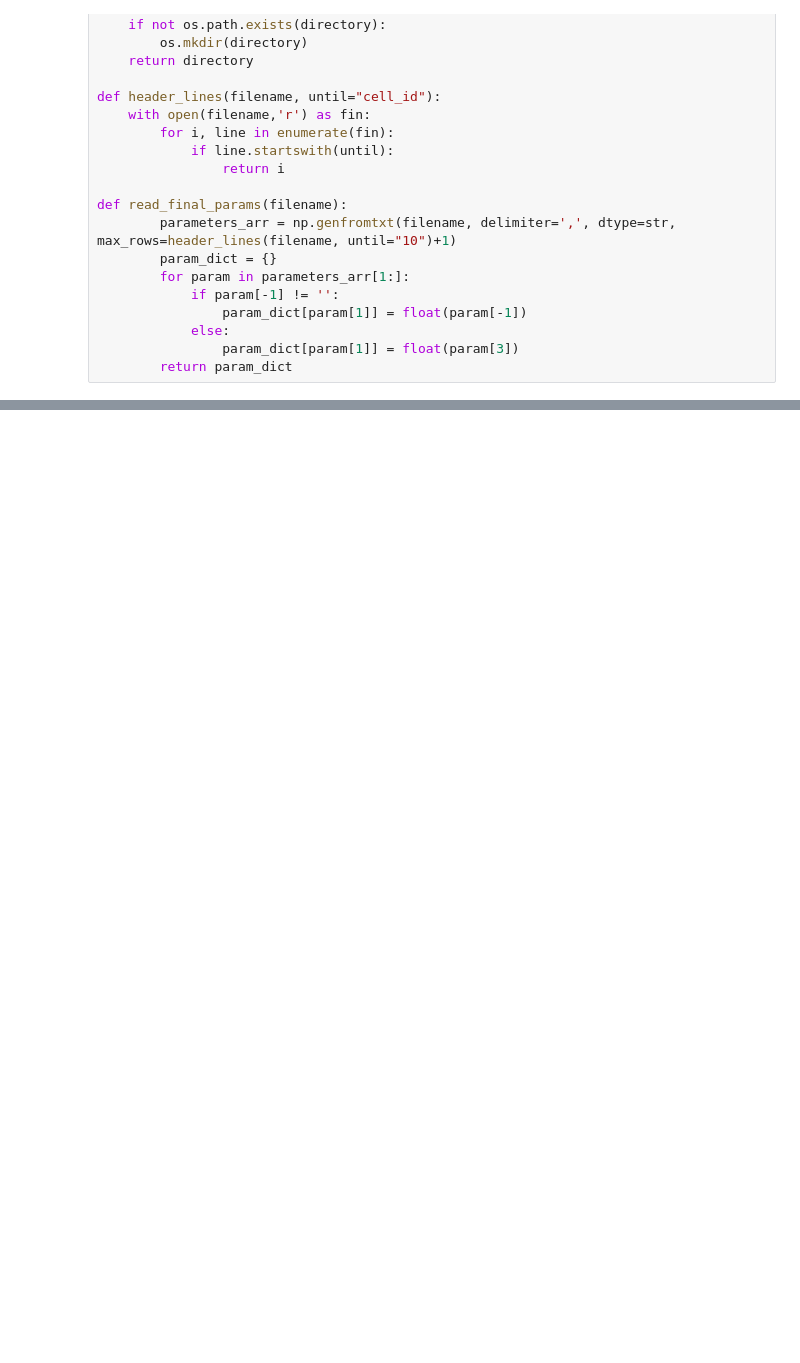
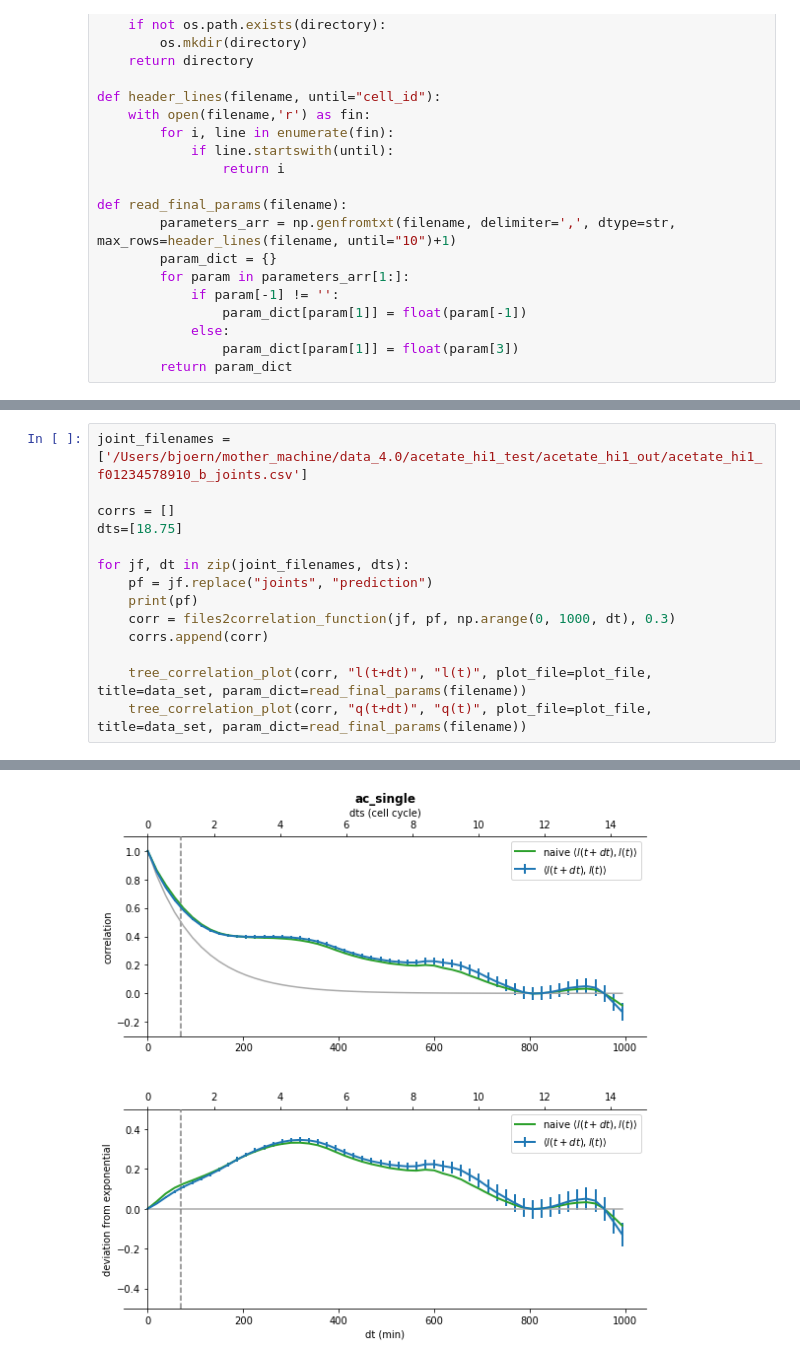
Before and after one commit to bjks/gfp_gaussian_process, a Jupyter notebook: python_src/auto_correlation_tree.ipynb, the cells around one changed output, grey strips where cells are left out. Cells and saved outputs as stored; diff of their text form; blank space fills up the shorter version.

```diff
--- a/python_src/auto_correlation_tree.ipynb
+++ b/python_src/auto_correlation_tree.ipynb
@@ -517,0 +632,15 @@ KeyboardInterrupt:
+# %%
+joint_filenames =['/Users/bjoern/mother_machine/data_4.0/acetate_hi1_test/acetate_hi1_out/acetate_hi1_f01234578910_b_joints.csv']
+
+corrs = []
+dts=[18.75]
+
+for jf, dt in zip(joint_filenames, dts):
+    pf = jf.replace("joints", "prediction")
+    print(pf)
+    corr = files2correlation_function(jf, pf, np.arange(0, 1000, dt), 0.3)
+    corrs.append(corr)
+
+    tree_correlation_plot(corr, "l(t+dt)", "l(t)", plot_file=plot_file, title=data_set, param_dict=read_final_params(filename))
+    tree_correlation_plot(corr, "q(t+dt)", "q(t)", plot_file=plot_file, title=data_set, param_dict=read_final_params(filename))
+# %% [output]
@@ -517,0 +664 @@ KeyboardInterrupt:
+[figure, added]
```
Also changed, not shown: parts of 18 cells of this notebook, 2 other files.
